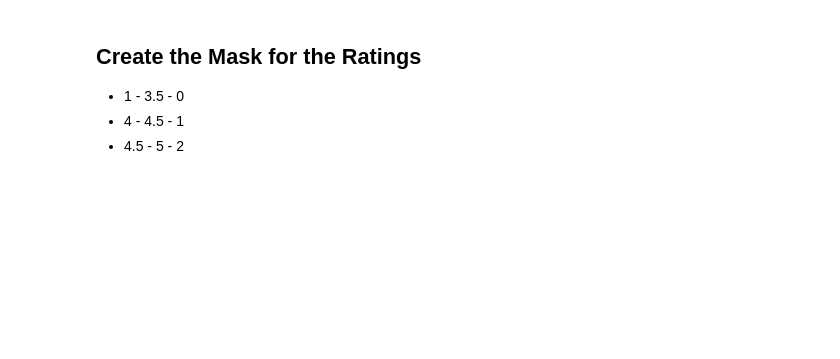
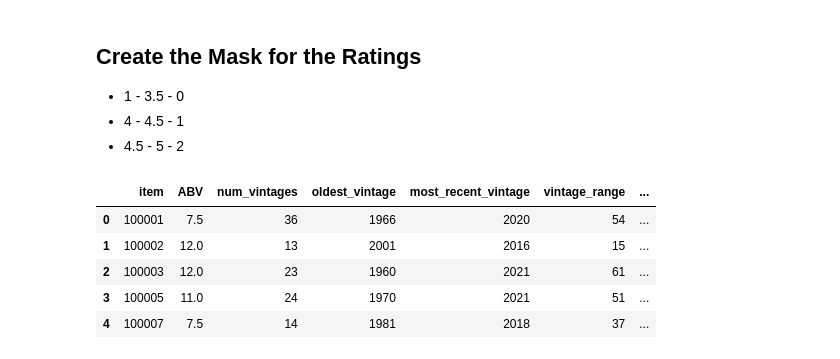
Before and after one commit to NikiLalev/rs_project_group12, a Jupyter notebook: experiments/final_individual_recsys_joao.ipynb, the cells around one changed output. Saved outputs shown, nothing was run; the diff lists cells and outputs as text; code cells hidden in the pictures; blank space fills up the shorter version.

```diff
--- a/experiments/final_individual_recsys_joao.ipynb
+++ b/experiments/final_individual_recsys_joao.ipynb
@@ -156,0 +149,10 @@ wines_df_slim.head()
+# %%
+# How the Wines Dataset looks like after all Preprocessing
+display(wines_df_slim.head())
+# %% [output]
+|  | item | ABV | num_vintages | oldest_vintage | most_recent_vintage | vintage_range | ... |
+| 0 | 100001 | 7.5 | 36 | 1966 | 2020 | 54 | ... |
+| 1 | 100002 | 12.0 | 13 | 2001 | 2016 | 15 | ... |
+| 2 | 100003 | 12.0 | 23 | 1960 | 2021 | 61 | ... |
+| 3 | 100005 | 11.0 | 24 | 1970 | 2021 | 51 | ... |
+| 4 | 100007 | 7.5 | 14 | 1981 | 2018 | 37 | ... |
```
Also changed, not shown: parts of 15 cells of this notebook.
